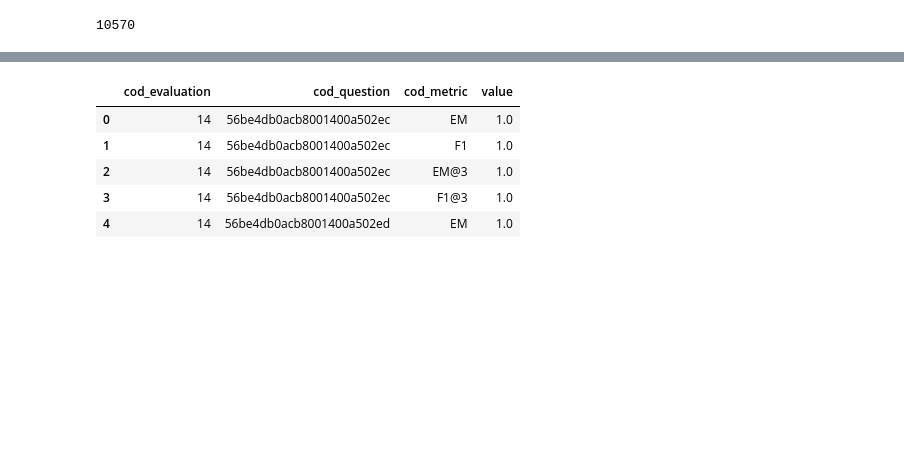
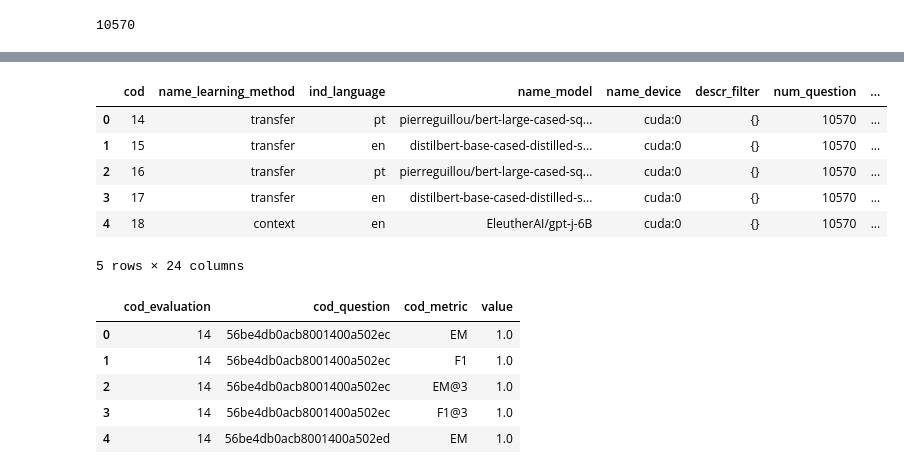
Before and after one commit to marcusborela/exqa-complearning, a Jupyter notebook: source/data_related/explore_dataset_format.ipynb, the cells around one changed output, grey strips where cells are left out. Cells and saved outputs as stored; diff of their text form; code cells hidden in the pictures; blank space fills up the shorter version.

```diff
--- a/source/data_related/explore_dataset_format.ipynb
+++ b/source/data_related/explore_dataset_format.ipynb
@@ -62,0 +83,2 @@ Name: context_len_char, dtype: float64
+# %%
+df_eval_grouped = df_eval.pivot(index='cod', columns='cod_metric', values='value')
@@ -62,0 +89,10 @@ Name: context_len_char, dtype: float64
+# %%
+df_eval_grouped.head(5)
+# %% [output]
+|  | cod | name_learning_method | ind_language | name_model | name_device | descr_filter | num_question | ... |
+| 0 | 14 | transfer | pt | pierreguillou/bert-large-cased-sq... | cuda:0 | {} | 10570 | ... |
+| 1 | 15 | transfer | en | distilbert-base-cased-distilled-s... | cuda:0 | {} | 10570 | ... |
+| 2 | 16 | transfer | pt | pierreguillou/bert-large-cased-sq... | cuda:0 | {} | 10570 | ... |
+| 3 | 17 | transfer | en | distilbert-base-cased-distilled-s... | cuda:0 | {} | 10570 | ... |
+| 4 | 18 | context | en | EleutherAI/gpt-j-6B | cuda:0 | {} | 10570 | ... |
+5 rows × 24 columns
```
Also changed, not shown: parts of 15 cells of this notebook, 1 other file.
